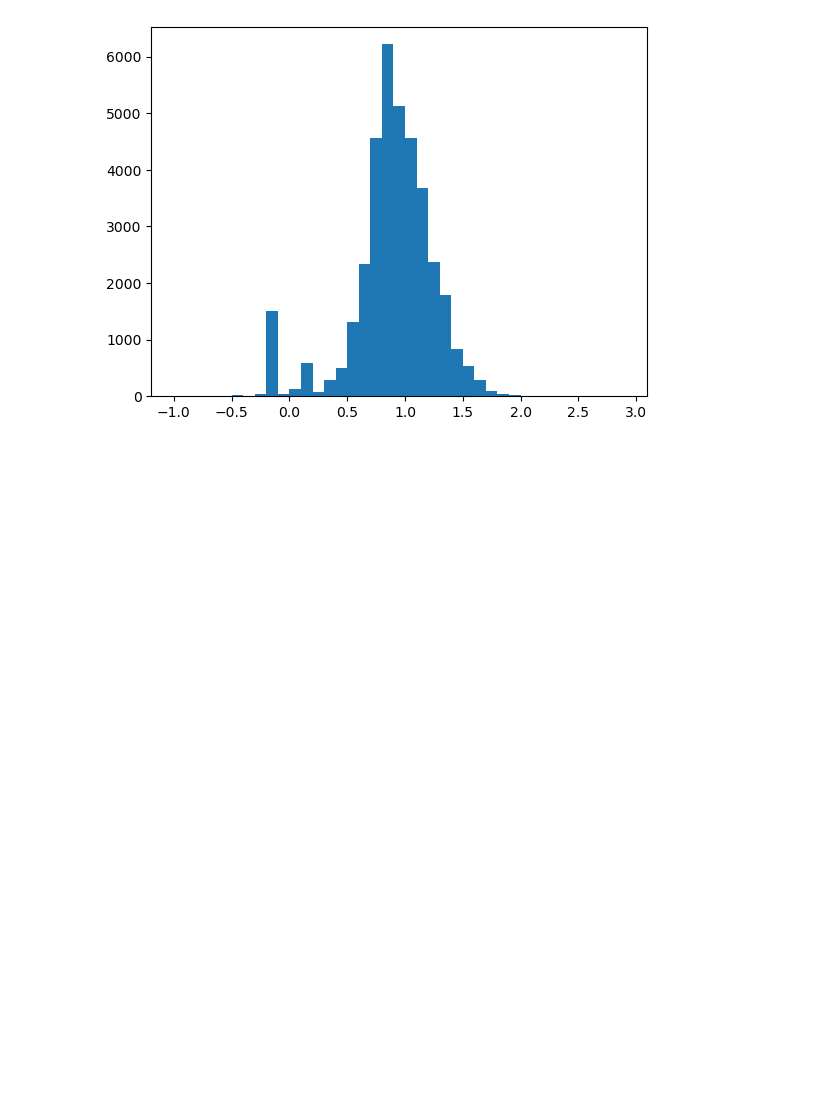
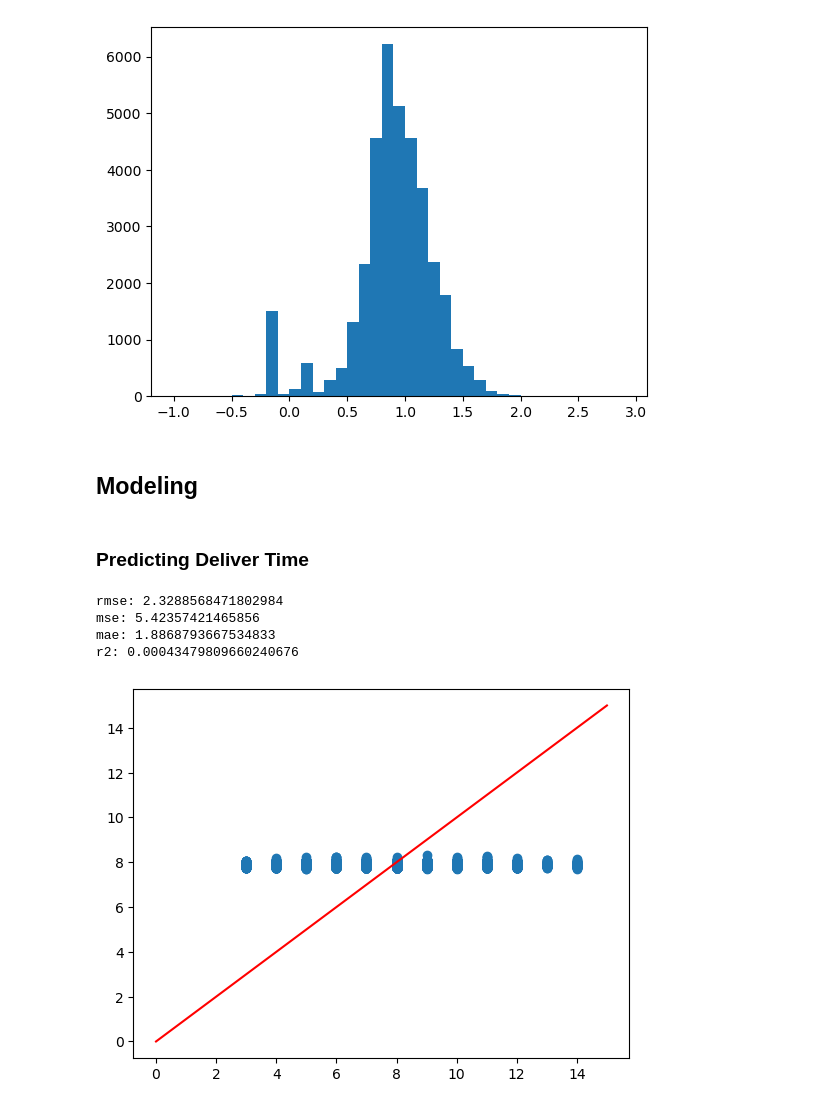
Before and after one commit to lee0210/infosys722-iteration4, a Jupyter notebook: notebook.ipynb, the cells around one changed output. Saved outputs shown, nothing was run; the diff lists cells and outputs as text; code cells hidden in the pictures; blank space fills up the shorter version.

Commit message:
try linear regression, decision tree and random forest

```diff
--- a/notebook.ipynb
+++ b/notebook.ipynb
@@ -902,3 +902,5 @@ plt.hist(integrated_sales.toPandas()['PurchasePrice'], bins=[i/10 for i in range
 plt.show()
 # %% [output]
 [figure]
+# %% [markdown]
+## Modeling
@@ -904,0 +917,38 @@ plt.show()
+# %%
+def evaluate_regression_model(result, labelCol, predictionCol='prediction'):
+    metrics = ['rmse', 'mse', 'mae', 'r2']
+    for metric in metrics:
+        print(f'{metric}:', RegressionEvaluator(labelCol=labelCol, metricName=metric, predictionCol=predictionCol).evaluate(result))
+
+def get_string_indexers(dataframe, suffix='_index'):
+    indexers = []
+    for feature, dtype in dataframe.dtypes:
+        if dtype == 'string':
+            indexers.append(StringIndexer(inputCol=feature, outputCol=feature + suffix))
+    return indexers
+# %% [markdown]
+### Predicting Deliver Time
+# %%
+train, test = integrated_purchase_detail.randomSplit([0.7, 0.3], seed=13)
+# %%
+# Linear Regression
+model_pipeline = Pipeline(stages=[
+    VectorAssembler(inputCols=['PurchasePrice', 'DayOfMonth', 'Price', 'Volume'], outputCol='numeric_features'),
+    LinearRegression(labelCol='DeliverTime', featuresCol='numeric_features'),
+])
+
+model = model_pipeline.fit(train)
+result = model.transform(test)
+
+evaluate_regression_model(result, 'DeliverTime')
+
+dsp_df = result.toPandas()
+plt.scatter(dsp_df['DeliverTime'], dsp_df['prediction'])
+plt.plot(range(0,16), c='r')
+plt.show()
+# %% [output]
+rmse: 2.3288568471802984
+mse: 5.42357421465856
+mae: 1.8868793667534833
+r2: 0.00043479809660240676
+[figure, added]
```
Also changed, not shown: parts of 12 cells of this notebook.
